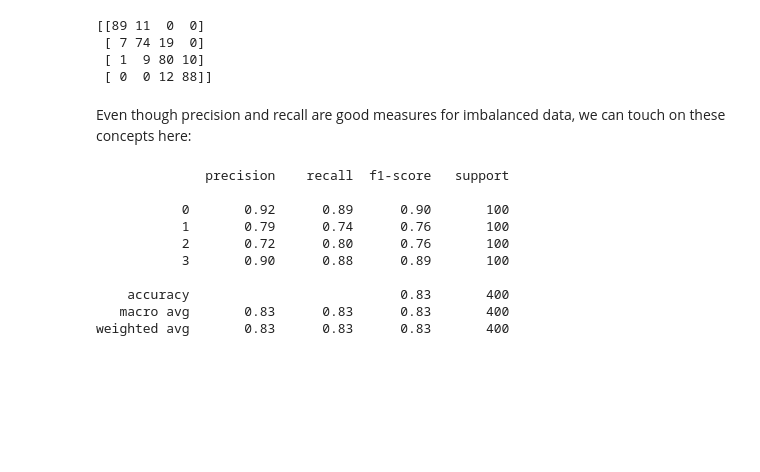
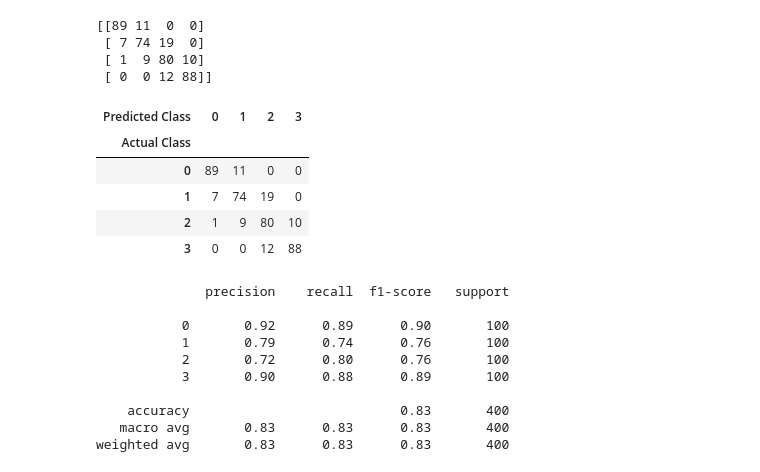
Before and after one commit to tpattanaik/Mobile-Price-Range-Prediction, a Jupyter notebook: Mobile_Price_Range_Prediction.ipynb, the cells around one changed output. Saved outputs shown, nothing was run; the diff lists cells and outputs as text; code cells hidden in the pictures; blank space fills up the shorter version.

```diff
--- a/Mobile_Price_Range_Prediction.ipynb
+++ b/Mobile_Price_Range_Prediction.ipynb
@@ -502,8 +513,15 @@ print(metrics.confusion_matrix(y_valid, y_pred_dt))
  [ 7 74 19  0]
  [ 1  9 80 10]
  [ 0  0 12 88]]
-# %% [markdown]
-Even though precision and recall are good measures for imbalanced data, we can touch on these concepts here:
+# %%
+pd.crosstab(y_valid, y_pred_dt, rownames=['Actual Class'], colnames=['Predicted Class'])
+# %% [output]
+| Predicted Class | 0 | 1 | 2 | 3 |
+| Actual Class |  |  |  |  |
+| 0 | 89 | 11 | 0 | 0 |
+| 1 | 7 | 74 | 19 | 0 |
+| 2 | 1 | 9 | 80 | 10 |
+| 3 | 0 | 0 | 12 | 88 |
 # %%
 print(metrics.classification_report(y_valid, y_pred_dt))
 # %% [output]
```
Also changed, not shown: parts of 6 cells of this notebook.
